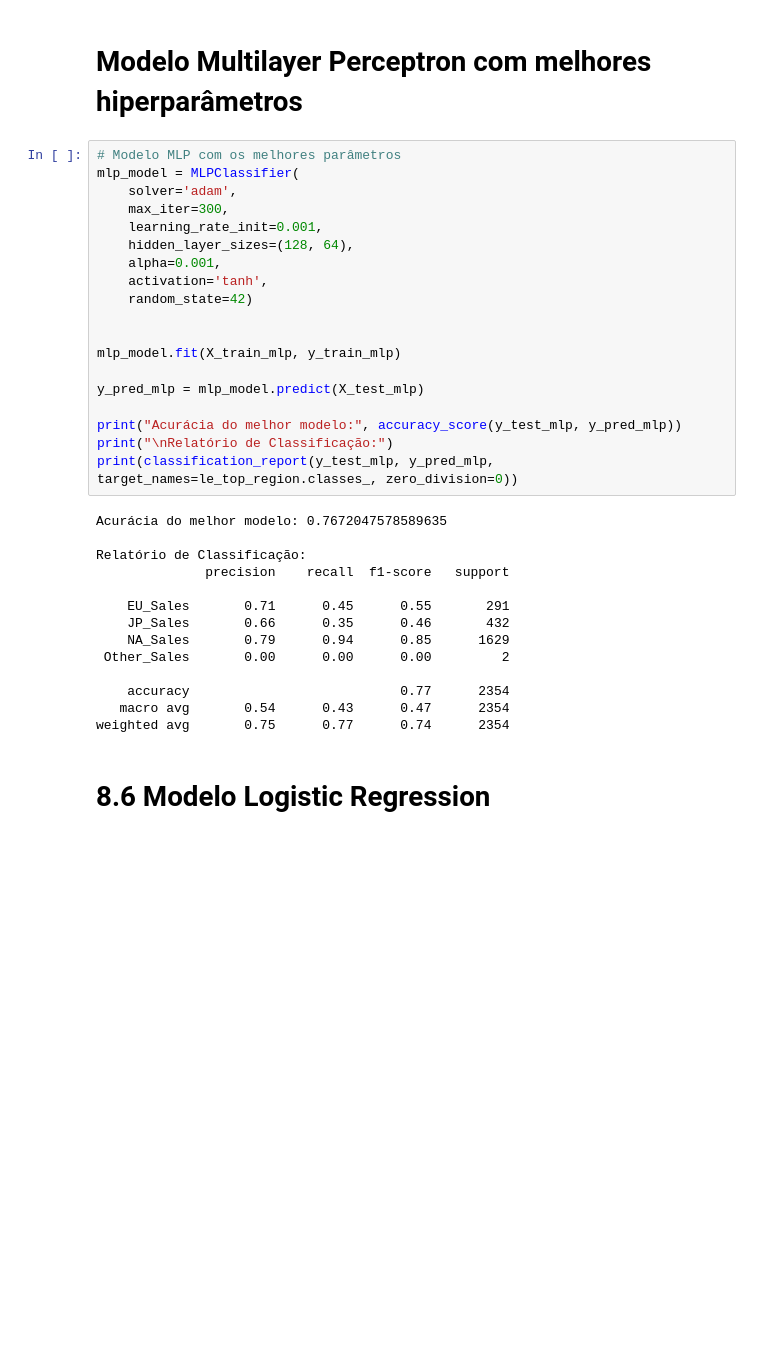
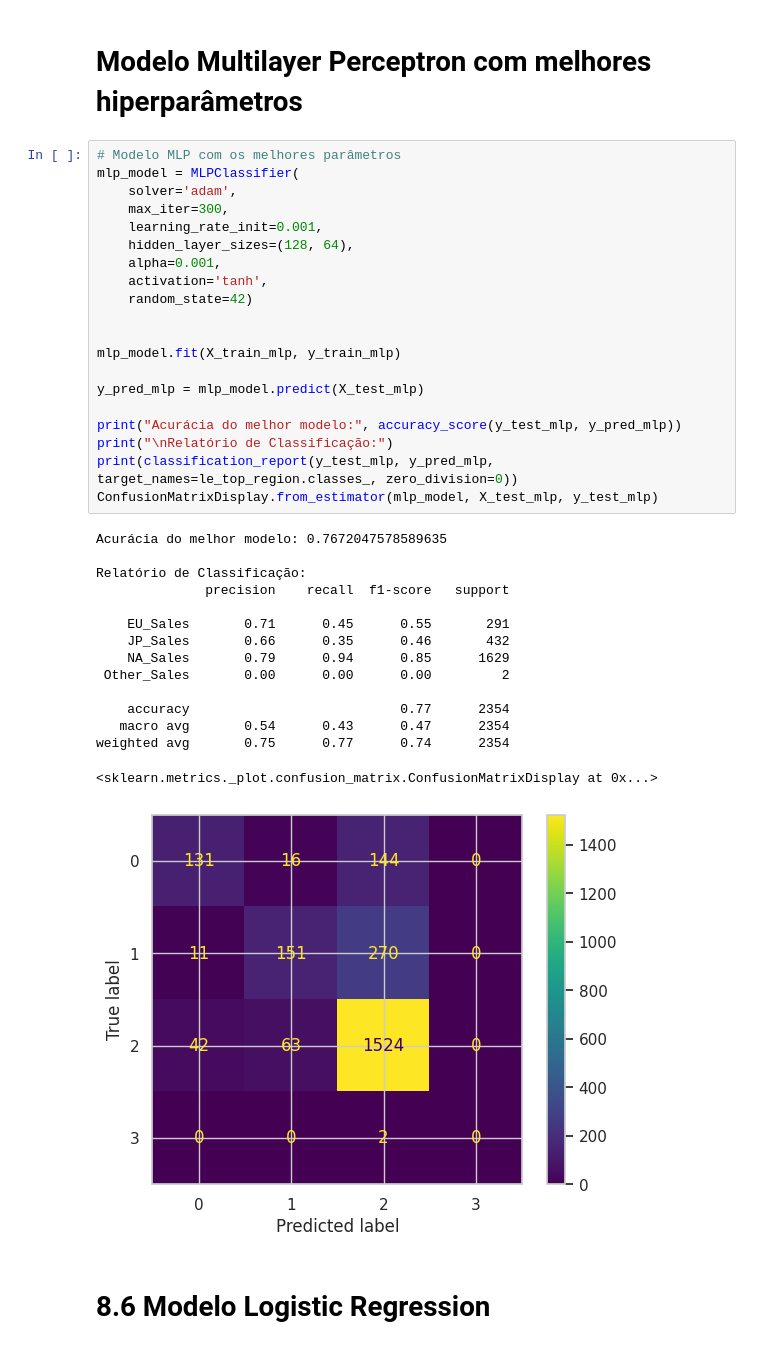
Before and after one commit to BrenoMontenegro/Video-Game-Sales, a Jupyter notebook: videogame.ipynb, the cells around one changed output. Drawn from its saved outputs; the diff is of its cells as text; blank space fills up the shorter version.

```diff
--- a/videogame.ipynb
+++ b/videogame.ipynb
@@ -1716,33 +1721,36 @@ mlp_model = MLPClassifier(
     solver='adam',
     max_iter=300,
     learning_rate_init=0.001,
     hidden_layer_sizes=(128, 64),
     alpha=0.001,
     activation='tanh',
     random_state=42)
 
 
 mlp_model.fit(X_train_mlp, y_train_mlp)
 
 y_pred_mlp = mlp_model.predict(X_test_mlp)
 
 print("Acurácia do melhor modelo:", accuracy_score(y_test_mlp, y_pred_mlp))
 print("\nRelatório de Classificação:")
 print(classification_report(y_test_mlp, y_pred_mlp, target_names=le_top_region.classes_, zero_division=0))
+ConfusionMatrixDisplay.from_estimator(mlp_model, X_test_mlp, y_test_mlp)
 # %% [output]
 Acurácia do melhor modelo: 0.7672047578589635
 
 Relatório de Classificação:
               precision    recall  f1-score   support
 
     EU_Sales       0.71      0.45      0.55       291
     JP_Sales       0.66      0.35      0.46       432
     NA_Sales       0.79      0.94      0.85      1629
  Other_Sales       0.00      0.00      0.00         2
 
     accuracy                           0.77      2354
    macro avg       0.54      0.43      0.47      2354
 weighted avg       0.75      0.77      0.74      2354
+<sklearn.metrics._plot.confusion_matrix.ConfusionMatrixDisplay at 0x...>
+[figure, added]
 # %% [markdown]
 # 8.6 Modelo Logistic Regression
 # %%
```
Also changed, not shown: parts of 20 cells of this notebook.
